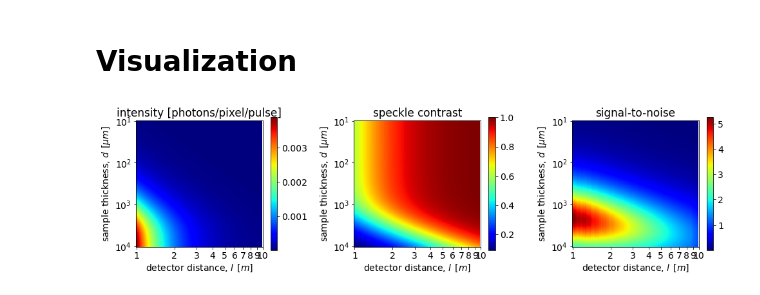
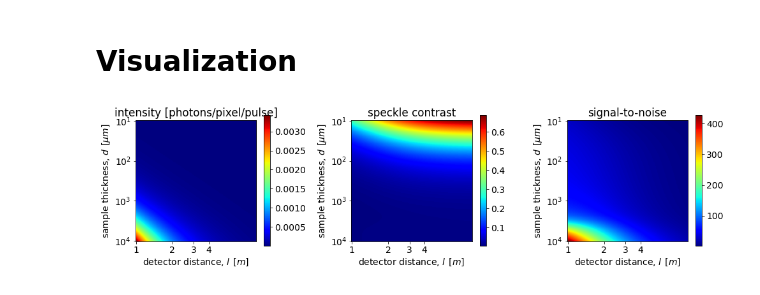
Before and after one commit to haoyuanli93/SpeckleContrastEstimation, a Jupyter notebook: Demo/Get Water Intensity and Contrast Estimation.ipynb, the cells around one changed output. Drawn from its saved outputs; the diff is of its cells as text; code cells hidden in the pictures.

```diff
--- a/Demo/Get Water Intensity and Contrast Estimation.ipynb
+++ b/Demo/Get Water Intensity and Contrast Estimation.ipynb
@@ -33,7 +33,7 @@ expParams['trans_coh_length_in_plane'] = 30.  # (um) Beam coherence length withi
 expParams['pixel_size'] = 50.0  # (um) detector pixel size
 
 # Q value of interests
-expParams['Q'] = 0.01 # 2 pi / length scale  # The unit is A^-1
+expParams['Q'] = 2.0 # 2 pi / length scale  # The unit is A^-1
 
 # Scattering Geometry: Gamma = 0 means forward scattering, 1 for back scattering.
 # Back scattering is only possible with crystal
@@ -128,9 +128,9 @@ plt.show()
 # %% [markdown]
 # Calculate the Differential Cross Section
 # %%
-my_density = 0.99694 # g / ml
+my_density = 0.2 # g / ml
 
-my_molecule = MoleculeZoo.molecule_zoo['H2O']
+my_molecule =  util.get_molecule_from_pdb("../pdb_files/trioxane.pdb") #MoleculeZoo.molecule_zoo['H2O']
 atten_length = IntensityEstimation.get_attenuation_length_cm(molecule_structure=my_molecule,
                                                              photon_energy_keV=15,
                                                              density=my_density)
@@ -153,7 +153,7 @@ q_idx = np.argmin(np.abs(data[:,0] - expParams['Q']))
 I_out = data[q_idx, 1]
 
 # Get the cross section
-diff_cross = I_out / (omega * d_eff * I_in) #  30 C
+diff_cross = 1.39 #I_out / (omega * d_eff * I_in) #  30 C
 
 print('The differential cross section at 30 C is {:.2f} [1/m]'.format(diff_cross))
 # %% [output]
@@ -206,46 +206,46 @@ ax[0].set_xlabel('detector distance, '+r'$l \:\: [m]$')
 ax[0].set_ylabel('sample thickness, '+r'$d \:\: [\mu m]$')
 ax[0].set_title('intensity [photons/pixel/pulse]')
 
-ax[0].set_xticks([100 * np.log10(x + 1) for x in range(10)])
-ax[0].set_xticklabels(["{}".format(x + 1) for x in range(10)])
+ax[0].set_xticks([100 * np.log10(x + 1) for x in range(4)])
+ax[0].set_xticklabels(["{}".format(x + 1) for x in range(4)])
 ax[0].set_yticks([33 * x for x in range(4)])
-ax[0].set_yticklabels(["$10^{}$".format(x + 1) for x in range(5)])
+ax[0].set_yticklabels(["$10^{}$".format(x + 1) for x in range(4)])
 
 fig.colorbar(im,ax=ax[0])
 
 
 #speckle contrast
 im = ax[1].imshow(beta_map,cmap='jet')
 ax[1].set_xlabel('detector distance, '+r'$l \:\: [m]$')
 ax[1].set_ylabel('sample thickness, '+r'$d \:\: [\mu m]$')
 ax[1].set_title('speckle contrast')
 
-ax[1].set_xticks([100 * np.log10(x + 1) for x in range(10)])
-ax[1].set_xticklabels(["{}".format(x + 1) for x in range(10)])
+ax[1].set_xticks([100 * np.log10(x + 1) for x in range(4)])
+ax[1].set_xticklabels(["{}".format(x + 1) for x in range(4)])
 ax[1].set_yticks([33 * x for x in range(4)])
-ax[1].set_yticklabels(["$10^{}$".format(x + 1) for x in range(5)])
+ax[1].set_yticklabels(["$10^{}$".format(x + 1) for x in range(4)])
 
 fig.colorbar(im,ax=ax[1])
 
 
 #signal-to-noise ratio
-N_shots = 2. * 120. * 3600.     # number of shots per condition
+N_shots = 2. * 1e6 * 3600.     # number of shots per condition
 snr_map = inty_map * beta_map * np.sqrt(N_shots) * np.sqrt(pixel_num_holder[np.newaxis, :])/(2*(1+beta_map))
 
 im = ax[2].imshow(snr_map,cmap='jet')
 ax[2].set_xlabel('detector distance, '+r'$l \:\: [m]$')
 ax[2].set_ylabel('sample thickness, '+r'$d \:\: [\mu m]$')
 ax[2].set_title('signal-to-noise')
 
-ax[2].set_xticks([100 * np.log10(x + 1) for x in range(10)])
-ax[2].set_xticklabels(["{}".format(x + 1) for x in range(10)])
+ax[2].set_xticks([100 * np.log10(x + 1) for x in range(4)])
+ax[2].set_xticklabels(["{}".format(x + 1) for x in range(4)])
 ax[2].set_yticks([33 * x for x in range(4)])
-ax[2].set_yticklabels(["$10^{}$".format(x + 1) for x in range(5)])
+ax[2].set_yticklabels(["$10^{}$".format(x + 1) for x in range(4)])
 
 fig.colorbar(im,ax=ax[2])
 
 
 plt.tight_layout()
 plt.show()
 # %% [output]
-[figure, old version]
+[figure, new version]
```
Also changed, not shown: parts of 3 cells of this notebook, 10 other files.
